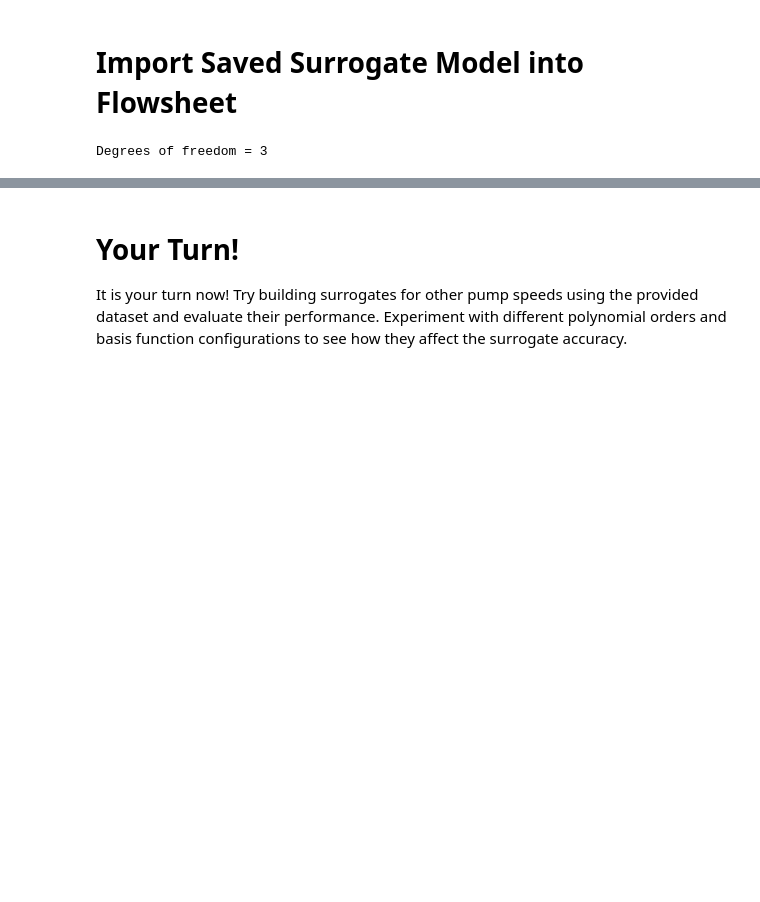
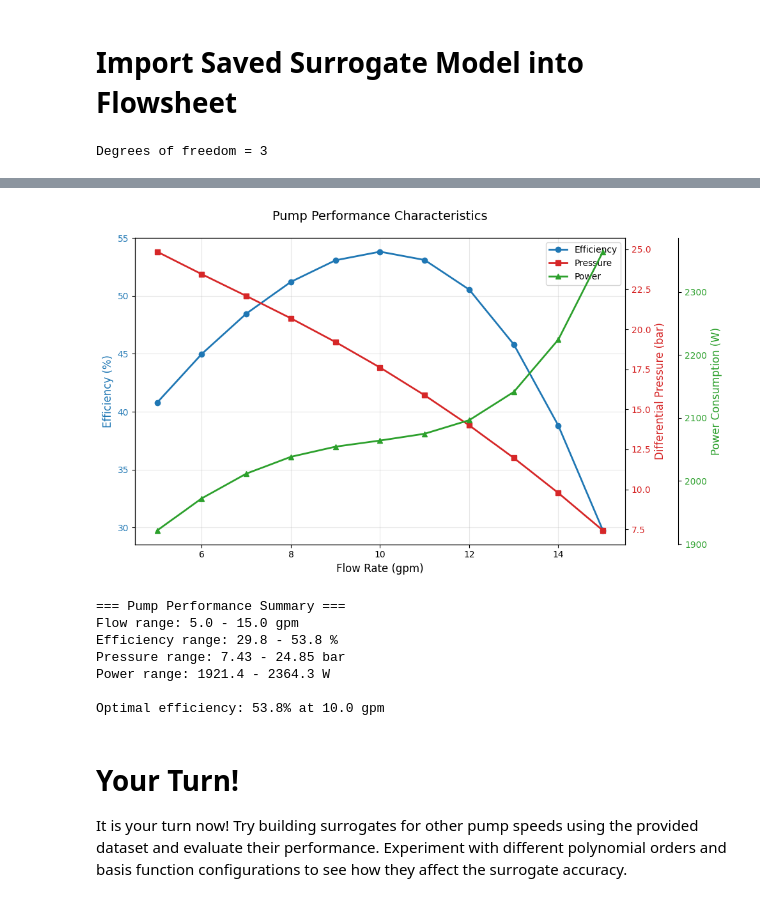
Before and after one commit to sufikaur/myfork-watertap_academy_fall_2025, a Jupyter notebook: week7/pump_surrogate_pysmo.ipynb, the cells around one changed output, grey strips where cells are left out. Saved outputs shown, nothing was run; the diff lists cells and outputs as text; code cells hidden in the pictures; blank space fills up the shorter version.

```diff
--- a/week7/pump_surrogate_pysmo.ipynb
+++ b/week7/pump_surrogate_pysmo.ipynb
@@ -700,0 +681,7 @@ Unit : fs.pump                                                             Time:
+# %%
+import pandas as pd
+import matplotlib.pyplot as plt
+
+# Load the results
+df = pd.read_csv(file_save)
+df
@@ -701,3 +701,65 @@ Unit : fs.pump                                                             Time:
+# %%
+
+# Convert flow rate back to gpm for easier interpretation
+df['Flowrate_gpm'] = df['# Flowrate'] * 15850.323 # m3/s to gal/min
+
+# Create figure with multiple y-axes
+fig, ax1 = plt.subplots(figsize=(10, 6))
+
+# Plot 1: Efficiency (left y-axis)
+color1 = 'tab:blue'
+ax1.set_xlabel('Flow Rate (gpm)', fontsize=12)
+ax1.set_ylabel('Efficiency (%)', color=color1, fontsize=12)
+line1 = ax1.plot(df['Flowrate_gpm'], df['Efficiency'] * 100, 'o-',
+                 color=color1, linewidth=2, markersize=6, label='Efficiency')
+ax1.tick_params(axis='y', labelcolor=color1)
+ax1.grid(True, alpha=0.3)
+
+# Plot 2: Pressure (right y-axis 1)
+ax2 = ax1.twinx()
+color2 = 'tab:red'
+ax2.set_ylabel('Differential Pressure (bar)', color=color2, fontsize=12)
+line2 = ax2.plot(df['Flowrate_gpm'], df['Pressure'] / 1e5, 's-',
+                 color=color2, linewidth=2, markersize=6, label='Pressure')
+ax2.tick_params(axis='y', labelcolor=color2)
+
+# Plot 3: Power (right y-axis 2)
+ax3 = ax1.twinx()
+# Offset the right spine of ax3
+ax3.spines['right'].set_position(('outward', 60))
+color3 = 'tab:green'
+ax3.set_ylabel('Power Consumption (W)', color=color3, fontsize=12)
+line3 = ax3.plot(df['Flowrate_gpm'], df['Power Consumption_W'], '^-',
+                 color=color3, linewidth=2, markersize=6, label='Power')
+ax3.tick_params(axis='y', labelcolor=color3)
+
+# Add title
+plt.title('Pump Performance Characteristics', fontsize=14, pad=20)
+
+# Combine legends
+lines = line1 + line2 + line3
+labels = [l.get_label() for l in lines]
+ax1.legend(lines, labels, loc='best', fontsize=10)
+
+plt.tight_layout()
+plt.show()
+
+# Print summary statistics
+print("\n=== Pump Performance Summary ===")
+print(f"Flow range: {df['Flowrate_gpm'].min():.1f} - {df['Flowrate_gpm'].max():.1f} gpm")
+print(f"Efficiency range: {df['Efficiency'].min()*100:.1f} - {df['Efficiency'].max()*100:.1f} %")
+print(f"Pressure range: {df['Pressure'].min()/1e5:.2f} - {df['Pressure'].max()/1e5:.2f} bar")
+print(f"Power range: {df['Power Consumption_W'].min():.1f} - {df['Power Consumption_W'].max():.1f} W")
+print(f"\nOptimal efficiency: {df['Efficiency'].max()*100:.1f}% at {df.loc[df['Efficiency'].idxmax(), 'Flowrate_gpm']:.1f} gpm")
+# %% [output]
+[figure, added]
+=== Pump Performance Summary ===
+Flow range: 5.0 - 15.0 gpm
+Efficiency range: 29.8 - 53.8 %
+Pressure range: 7.43 - 24.85 bar
+Power range: 1921.4 - 2364.3 W
+
+Optimal efficiency: 53.8% at 10.0 gpm
 # %% [markdown]
 # **Your Turn!**
 It is your turn now! Try building surrogates for other pump speeds using the provided dataset and evaluate their performance. Experiment with different polynomial orders and basis function configurations to see how they affect the surrogate accuracy.
```
Also changed, not shown: parts of 28 cells of this notebook.
